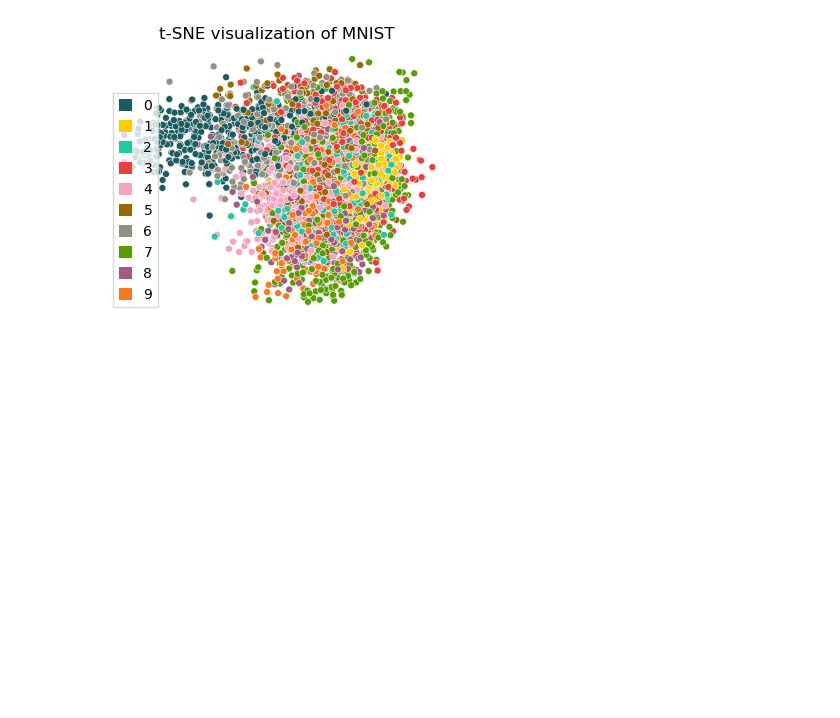
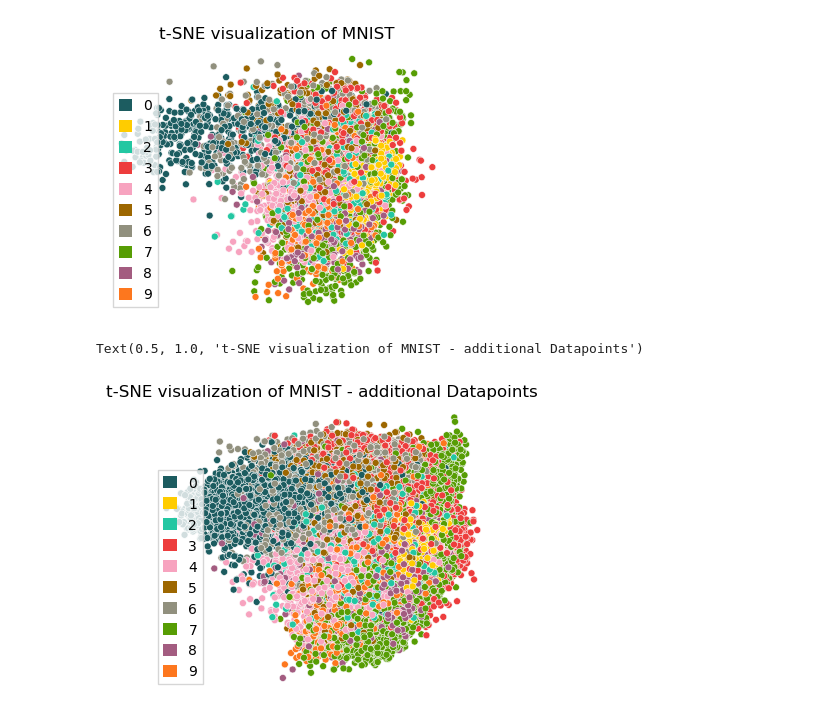
Before and after one commit to Shaychiuu/Paradime-NAMs, a Jupyter notebook: MNIST.ipynb, the cells around one changed output. Drawn from its saved outputs; the diff is of its cells as text; code cells hidden in the pictures; blank space fills up the shorter version.

```diff
--- a/MNIST.ipynb
+++ b/MNIST.ipynb
@@ -151,5 +151,37 @@ ax.set_title(f"t-SNE visualization of MNIST")
 # %% [output]
 Text(0.5, 1.0, 't-SNE visualization of MNIST')
 [figure]
+# %%
+# Define batch size
+batch_size = 500
+
+# Initialize an empty tensor to store all embeddings
+all_embeddings = th.Tensor()
+
+# Compute embeddings for each batch
+for i in range(0, len(mnist_data), batch_size):
+    batch_data = mnist_data[i : i + batch_size]
+    batch_embeddings = hybrid_tsne.apply(batch_data, "embed")
+    all_embeddings = th.cat([all_embeddings, batch_embeddings])
+
+# Move all embeddings to cpu
+all_embeddings = all_embeddings.cpu()
+
+# Plot
+fig = plt.figure(figsize=(15, 5))
+ax = fig.add_subplot(1, 3, 1)
+
+paradime.utils.plotting.scatterplot(
+    all_embeddings,
+    labels=mnist.targets,
+    ax=ax,
+    legend=True,
+    legend_options={"loc": 3},
+)
+
+ax.set_title(f"t-SNE visualization of MNIST - additional Datapoints")
+# %% [output]
+Text(0.5, 1.0, 't-SNE visualization of MNIST - additional Datapoints')
+[figure, added]
 # %%
 # Select a data point
```
Also changed, not shown: parts of 2 cells of this notebook, 21 other files.
